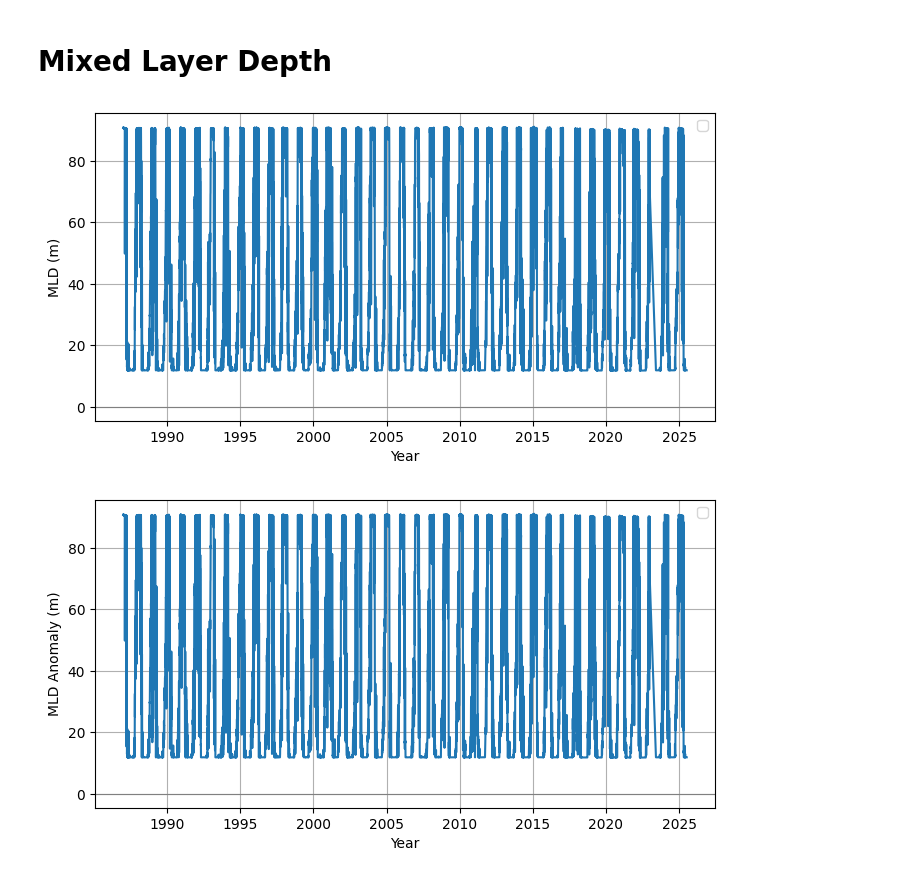
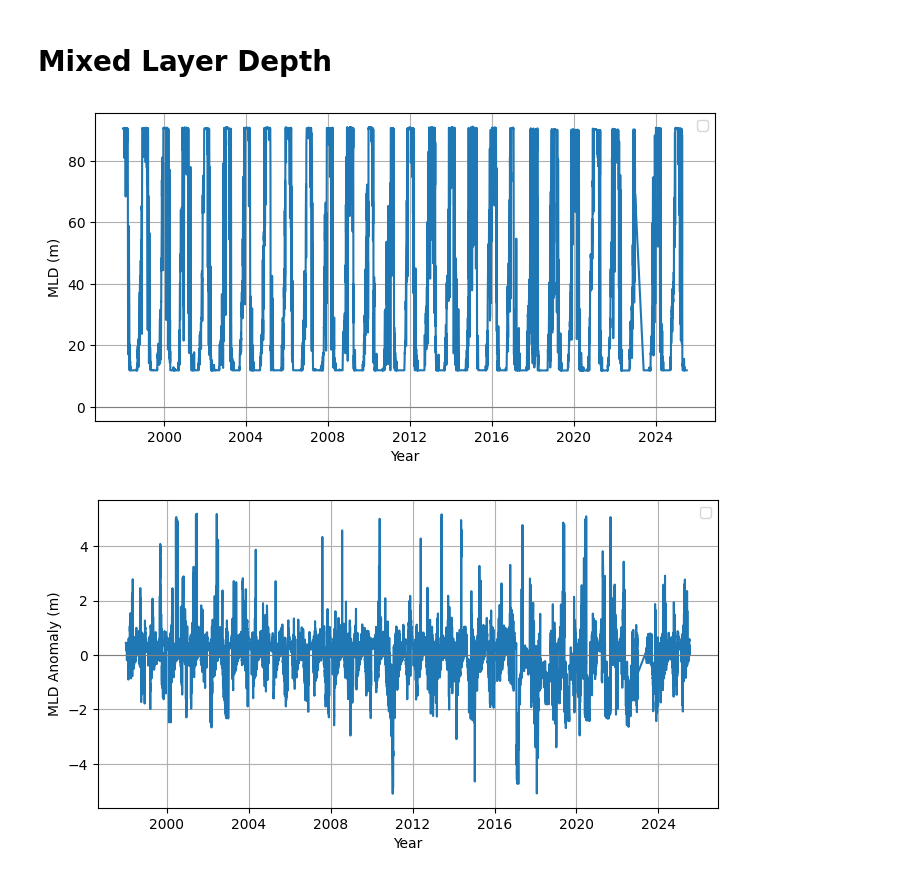
Before and after one commit to BahneTP/medsea-interannual-clustering, a Jupyter notebook: island.of.vis_analysis/thermohaline_analysis.ipynb, the cells around one changed output. Saved outputs shown, nothing was run; the diff lists cells and outputs as text; code cells hidden in the pictures.

```diff
--- a/island.of.vis_analysis/thermohaline_analysis.ipynb
+++ b/island.of.vis_analysis/thermohaline_analysis.ipynb
@@ -15,6 +14,8 @@ importlib.reload(helper_functions)
 <module 'helper_functions' from 'c:\\Croatia\\island.of.vis_analysis\\helper_functions.py'>
 # %%
 th = xr.open_dataset("data/thermohaline_combined.nc")
+th = th.sel(time=slice("1998-01-01", None))
+years = [1998, 2001, 2004, 2007, 2010, 2013, 2016, 2019, 2022, 2024]
 # %% [markdown]
 # Temperature
 # %%
@@ -140,11 +150,11 @@ mlotst = mlotst.mean(dim=['latitude', 'longitude'])
 
 helper_functions.plot_variables_overyear(mlotst, 'Mixed Layer Depth over Time', 'MLD (m)', False)
 # %% [output]
-[figure, old version]
+[figure, new version]
 # %%
-helper_functions.plot_variables_overyear(mlotst, 'MLD Anomalies (Day-of-Year) over Time', 'MLD Anomaly (m)')
+helper_functions.plot_variables_overyear(mlotst, 'MLD Anomalies (Day-of-Year) over Time', 'MLD Anomaly (m)', True)
 # %% [output]
-[figure, old version]
+[figure, new version]
 # %%
 helper_functions.plot_variables_overyear_selected_months_multiline(
     mlotst,
```
Also changed, not shown: parts of 11 cells of this notebook.
